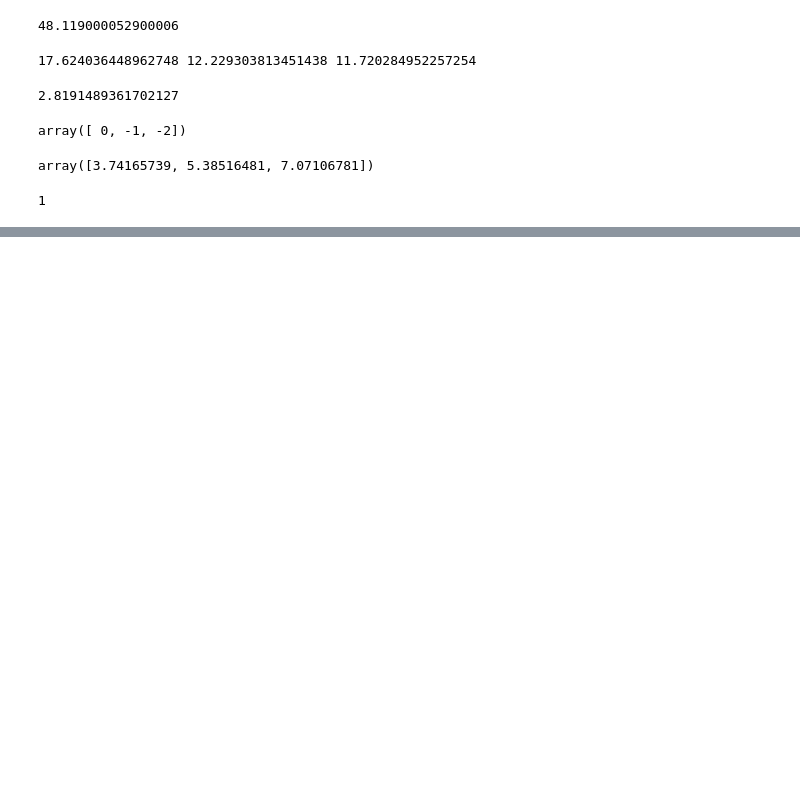
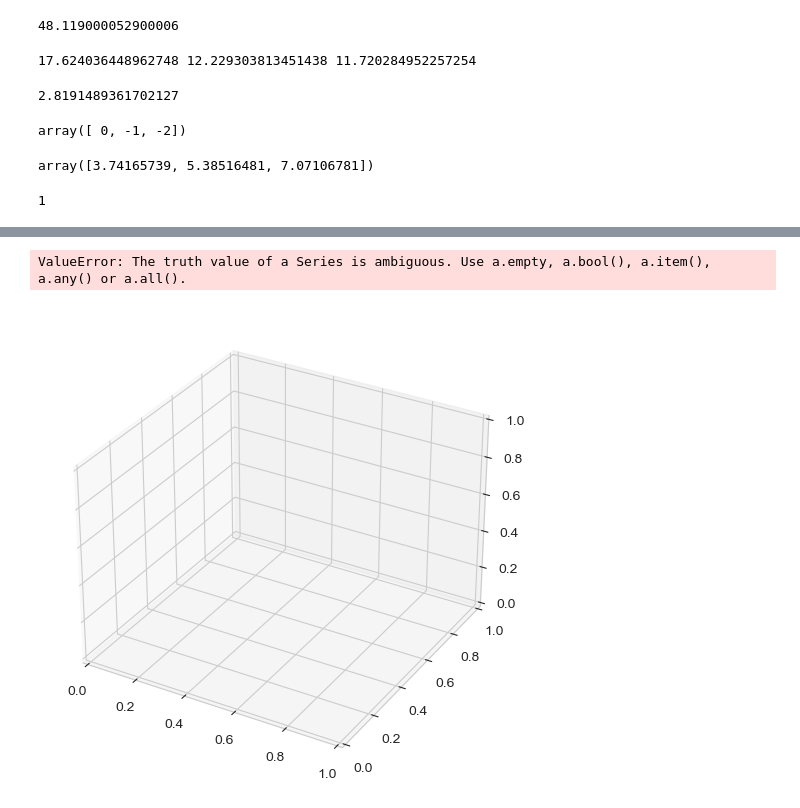
Before and after one commit to xueannafang/hsp_mloc_v2, a Jupyter notebook: mloc_2_test.ipynb, the cells around one changed output, grey strips where cells are left out. Cells and saved outputs as stored; diff of their text form; code cells hidden in the pictures; blank space fills up the shorter version.

```diff
--- a/mloc_2_test.ipynb
+++ b/mloc_2_test.ipynb
@@ -174,0 +347,23 @@ today.strftime("%Y%m%d") + now.strftime("%H%M%S")
+# %%
+sns.set_style("whitegrid")
+
+fig = plt.figure(figsize=(6,6))
+ax = plt.axes(projection = '3d')
+
+
+
+
+x = test_rslt_df['D']
+y = test_rslt_df['P']
+z = test_rslt_df['H']
+
+ax.scatter(x, y, z, c = c_out)
+ax.set_xlabel('D')
+ax.set_ylabel('P')
+ax.set_zlabel('H', rotation = 90)
+ax.zaxis.labelpad=-1
+
+plt.show()
+# %% [output]
+ValueError: The truth value of a Series is ambiguous. Use a.empty, a.bool(), a.item(), a.any() or a.all().
+[figure, added]
```
Also changed, not shown: parts of 19 cells of this notebook, 2 other files.
